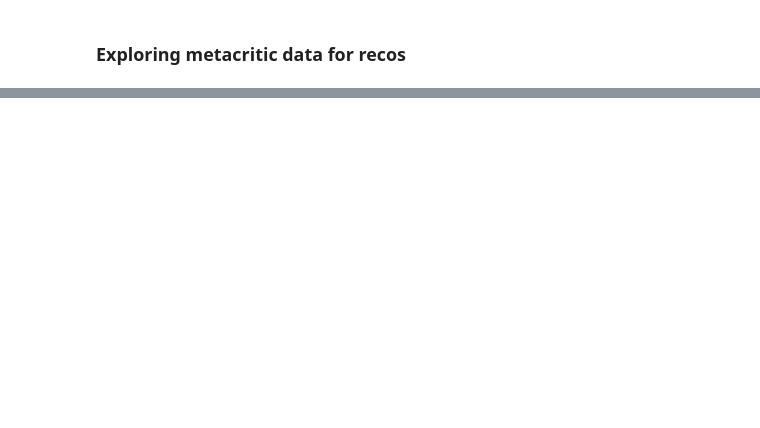
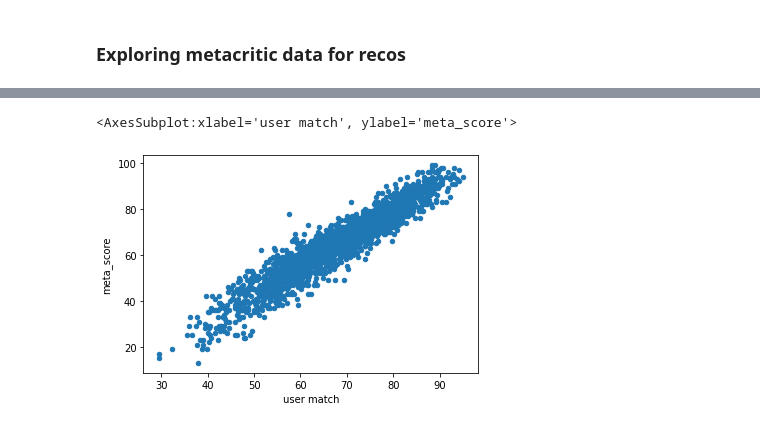
Before and after one commit to emileDesmaili/reco_system, a Jupyter notebook: metacritic EDA.ipynb, the cells around one changed output, grey strips where cells are left out. Drawn from its saved outputs; the diff is of its cells as text; code cells hidden in the pictures; blank space fills up the shorter version.

```diff
--- a/metacritic EDA.ipynb
+++ b/metacritic EDA.ipynb
@@ -106,0 +106,5 @@ ImportError: matplotlib is required for plotting when the default backend "matpl
+# %%
+df_merged.plot(x='user match', y='meta_score', kind='scatter')
+# %% [output]
+<AxesSubplot:xlabel='user match', ylabel='meta_score'>
+[figure, added]
```
Also changed, not shown: parts of 10 cells of this notebook, 1 other file.
